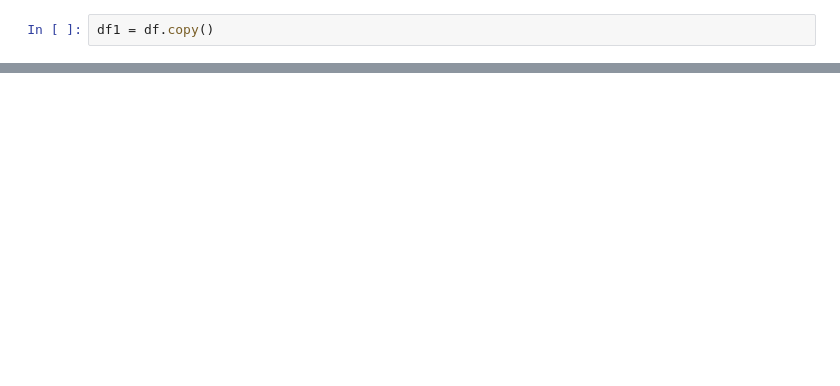
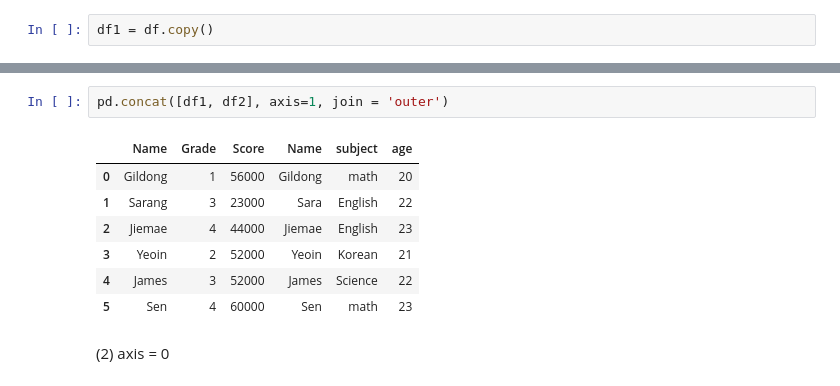
Before and after one commit to Run-aivle/study, a Jupyter notebook: Feb/02.07/SEN/Study.ipynb, the cells around one changed output, grey strips where cells are left out. Cells and saved outputs as stored; diff of their text form; blank space fills up the shorter version.

```diff
--- a/Feb/02.07/SEN/Study.ipynb
+++ b/Feb/02.07/SEN/Study.ipynb
@@ -144,0 +212,12 @@ df1
+# %%
+pd.concat([df1, df2], axis=1, join = 'outer')
+# %% [output]
+|  | Name | Grade | Score | Name | subject | age |
+| 0 | Gildong | 1 | 56000 | Gildong | math | 20 |
+| 1 | Sarang | 3 | 23000 | Sara | English | 22 |
+| 2 | Jiemae | 4 | 44000 | Jiemae | English | 23 |
+| 3 | Yeoin | 2 | 52000 | Yeoin | Korean | 21 |
+| 4 | James | 3 | 52000 | James | Science | 22 |
+| 5 | Sen | 4 | 60000 | Sen | math | 23 |
+# %% [markdown]
+(2) axis = 0
```
Also changed, not shown: parts of 20 cells of this notebook.
